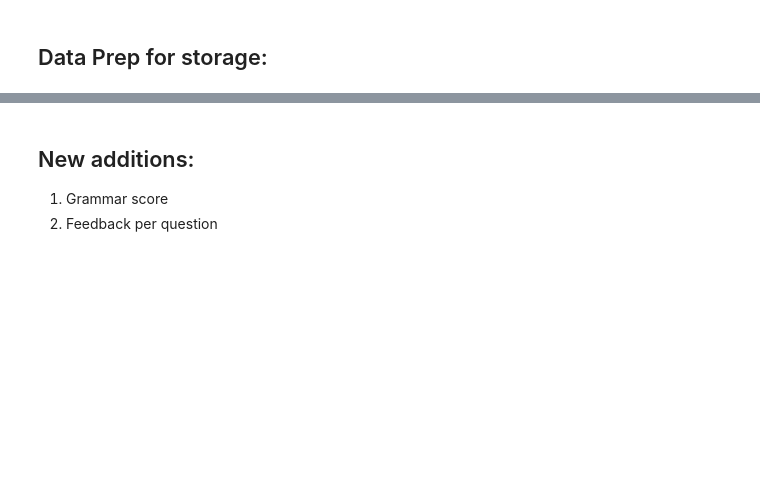
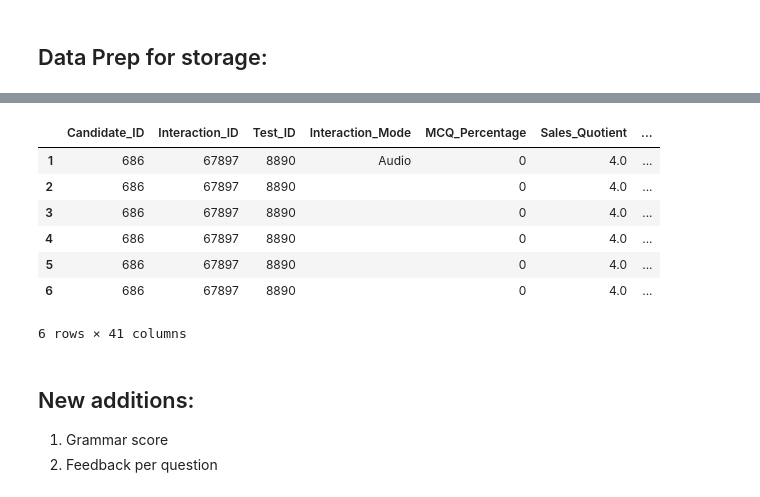
Before and after one commit to bitanb1999/TalentSumoAI, a Jupyter notebook: Audio_Demo.ipynb, the cells around one changed output, grey strips where cells are left out. Cells and saved outputs as stored; diff of their text form; code cells hidden in the pictures; blank space fills up the shorter version.

```diff
--- a/Audio_Demo.ipynb
+++ b/Audio_Demo.ipynb
@@ -835,7 +834,7 @@ def summary(net_text,flag,ideal):
       matchPercentage = cosine_similarity(count_matrix)[0][1] * 100
       matchPercentage = round(matchPercentage, 2)
       mp2=round(((fuzz.token_sort_ratio(text.lower(),answer.lower()))/len(answer.split(" ")))*100)
-      content_score.append(mp2 if mp2>matchPercentage and mp2<=100 else matchPercentage)
+      content_score.append(mp2 if mp2>matchPercentage and mp2<100 else matchPercentage)
     else:
       content_score.append('Not Applicable')
   return content_score
@@ -1261,22 +1266,31 @@ output['Interaction_Percentage'],output['Interaction_Score']=[interaction_percen
 # %%
 output['Transcript']=net_text
 output['Confidence_Cohort']=confidence
-output['Confidence_Percentage']=[int(i*25) for i in confidence_score]
-output['Confidence_Grade']=[int(i*2.5) for i in confidence_score]
-output['Aggregate_Confidence_Percentage']=np.mean([int(i*25) for i in confidence_score])
+output['Confidence_Percentage']=[np.round(i*25) for i in confidence_score]
+output['Confidence_Grade']=[np.round(i*2.5) for i in confidence_score]
+output['Aggregate_Confidence_Percentage']=[np.mean([np.round(i*25) for i in confidence_score])]*6
 output['Fluency_Cohort']=fluency
-output['Fluency_Percentage']=[int(i*25) for i in fluency_score]
-output['Fluency_Grade']=[int(i*2.5) for i in fluency_score]
-output['Aggregate_Fluency_Percentage']=np.mean([int(i*25) for i in fluency_score])
-output['Energy_Cohort']=energy
-output['Energy_Percentage']=[int(energy_score*25)]*len(net_text)
-output['Energy_Grade']=[int(energy_score*2.5)]*len(net_text)
-output['Aggregate_Energy_Percentage']=np.mean(output['Energy_Percentage'])
-output['Content_score']=content_score
-output['per_question_score']=per_ques
-output['silence_number'],output['silence_length']=silence_secs,silence_num
+output['Fluency_Percentage']=[np.round(i*25) for i in fluency_score]
+output['Fluency_Grade']=[np.round(i*2.5) for i in fluency_score]
+output['Aggregate_Fluency_Percentage']=[np.mean([np.round(i*25) for i in confidence_score])]*6
+output['Aggregate_Energy_Cohort']=energy
+output['Aggregate_Energy_Percentage']=[energy_score]*len(net_text)
+output['Aggregate_Energy_Grade']=[energy_score]*len(net_text)
+output['Content_score']=[np.round(i) if i!="Not Applicable" else i for i in content_score]
+output['Per_Question_Cohort']=per_ques
+output['Silence_number'],output['Silence_length']=[np.round(i) for i in silence_secs],[np.round(i) for i in silence_num]
 output['filler_words_cohort'],output['filler_words_score']=filler_words_cohort(net_text)
-output['sentiment_score']=happy_proba
+output['Sentiment_Percentage']=[str(np.round(i*100))+"%" for i in happy_proba]
+pd.DataFrame(output,columns=output.keys())
+# %% [output]
+|  | Candidate_ID | Interaction_ID | Test_ID | Interaction_Mode | MCQ_Percentage | Sales_Quotient | ... |
+| 1 | 686 | 67897 | 8890 | Audio | 0 | 4.0 | ... |
+| 2 | 686 | 67897 | 8890 |  | 0 | 4.0 | ... |
+| 3 | 686 | 67897 | 8890 |  | 0 | 4.0 | ... |
+| 4 | 686 | 67897 | 8890 |  | 0 | 4.0 | ... |
+| 5 | 686 | 67897 | 8890 |  | 0 | 4.0 | ... |
+| 6 | 686 | 67897 | 8890 |  | 0 | 4.0 | ... |
+6 rows × 41 columns
 # %% [markdown]
 ## New additions:
 1. Grammar score
```
Also changed, not shown: parts of 35 cells of this notebook.
